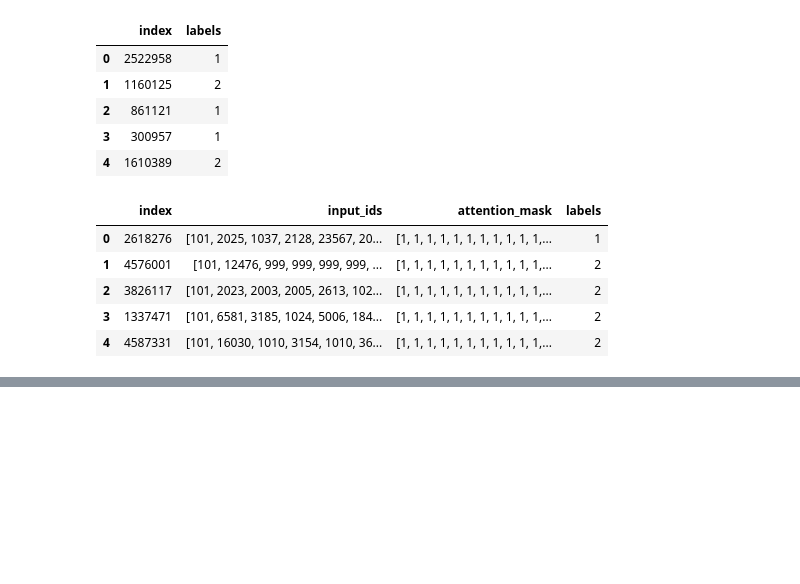
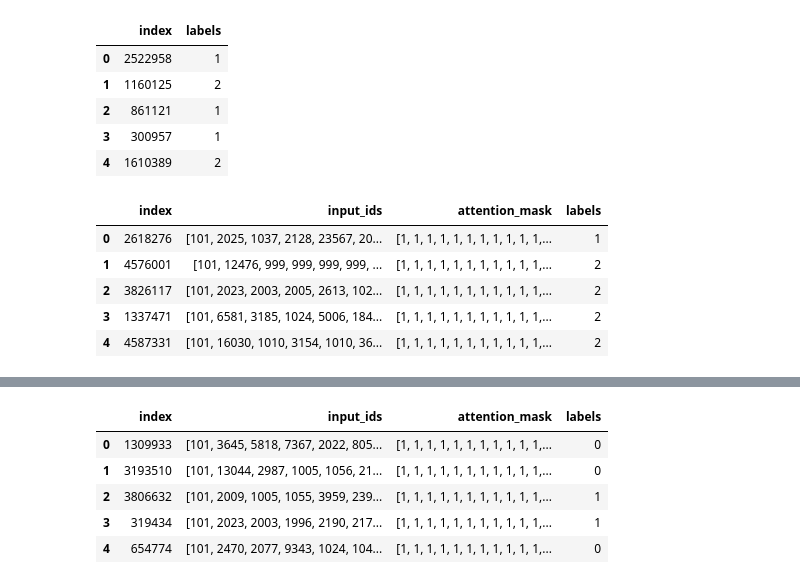
Before and after one commit to MsEM11/BERT_Sentiment, a Jupyter notebook: Notebooks/5_Model_Creation.ipynb, the cells around one changed output, grey strips where cells are left out. Drawn from its saved outputs; the diff is of its cells as text; code cells hidden in the pictures; blank space fills up the shorter version.

Commit message:
Fine-tuned/evaluated model successfully

```diff
--- a/Notebooks/5_Model_Creation.ipynb
+++ b/Notebooks/5_Model_Creation.ipynb
@@ -190,0 +179,7 @@ for epoch in range(num_epochs):
+# %%
+# Test model on unseen dataset
+evaluation_set = pd.read_parquet('/content/drive/MyDrive/BERT Sentiment/CSVs/train_inputs_4.parquet')
+# %%
+y_train = pd.read_csv('/content/drive/MyDrive/BERT Sentiment/CSVs/y_train_full.csv')
+y_train.columns = ['index','labels']
+y_train['labels'] = y_train['labels'] - 1
@@ -190,0 +195,11 @@ for epoch in range(num_epochs):
+# %%
+evaluation_set = evaluation_set.merge(y_train, on='index').reset_index(drop=True)
+# %%
+evaluation_set.head()
+# %% [output]
+|  | index | input_ids | attention_mask | labels |
+| 0 | 1309933 | [101, 3645, 5818, 7367, 2022, 805... | [1, 1, 1, 1, 1, 1, 1, 1, 1, 1, 1,... | 0 |
+| 1 | 3193510 | [101, 13044, 2987, 1005, 1056, 21... | [1, 1, 1, 1, 1, 1, 1, 1, 1, 1, 1,... | 0 |
+| 2 | 3806632 | [101, 2009, 1005, 1055, 3959, 239... | [1, 1, 1, 1, 1, 1, 1, 1, 1, 1, 1,... | 1 |
+| 3 | 319434 | [101, 2023, 2003, 1996, 2190, 217... | [1, 1, 1, 1, 1, 1, 1, 1, 1, 1, 1,... | 1 |
+| 4 | 654774 | [101, 2470, 2077, 9343, 1024, 104... | [1, 1, 1, 1, 1, 1, 1, 1, 1, 1, 1,... | 0 |
```
Also changed, not shown: parts of 28 cells of this notebook.
